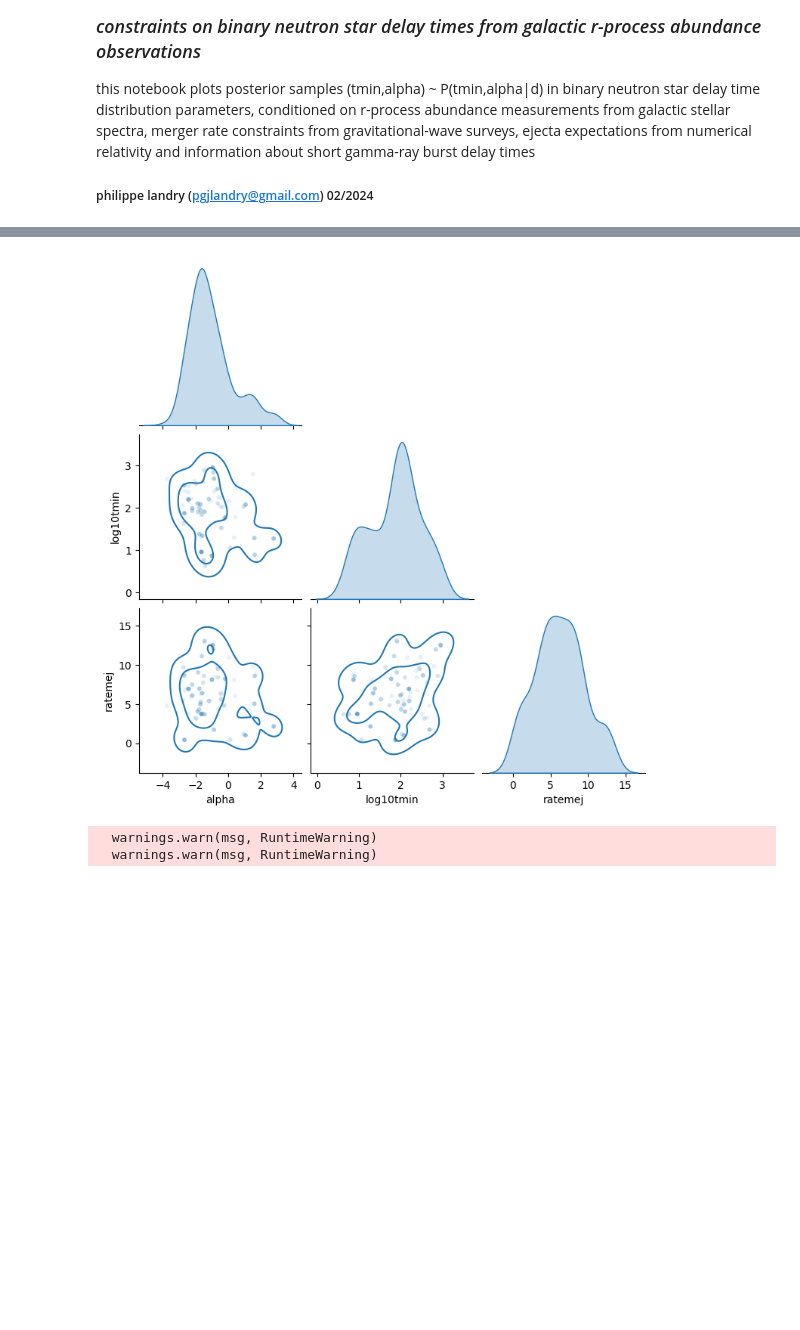
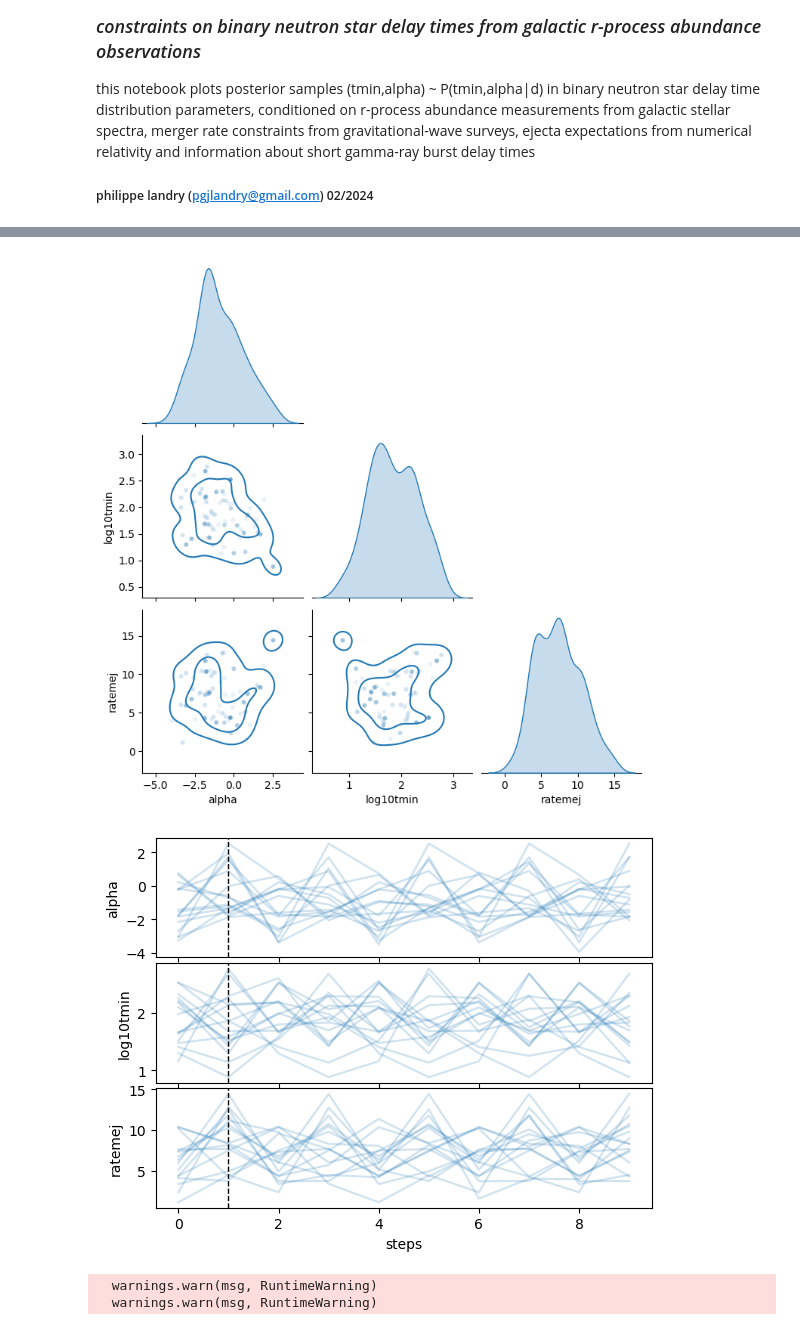
Before and after one commit to landryp/bns-dtd-rproc, a Jupyter notebook: BNS-DTD-from-rprocess.ipynb, the cells around one changed output, grey strips where cells are left out. Drawn from its saved outputs; the diff is of its cells as text; code cells hidden in the pictures; blank space fills up the shorter version.

```diff
--- a/BNS-DTD-from-rprocess.ipynb
+++ b/BNS-DTD-from-rprocess.ipynb
@@ -165,9 +173,9 @@ with multiprocessing.Pool(NWALK) as pool:
     elapsed = end - start
     print("Multiprocessing took {0:.1f} min".format(elapsed/60.))
 
-chain = sampler.get_chain()
-try: acls = sampler.get_autocorr_time(quiet=True)
-except : acls = [1.]
+chains = sampler.get_chain().reshape(NWALK,NPOST,NDIM)
+acls = sampler.get_autocorr_time(quiet=True)
+if np.any(np.isnan(acls)): acls = [1.]
 flat_samples = sampler.get_chain(flat=True)[NBURN::int(max(acls))]
 log_prob = sampler.get_log_prob()[NBURN::int(max(acls))]
 # %% [output]
@@ -203,12 +212,27 @@ Multiprocessing took 13.9 min
 # %%
-# plot mcmc samples
+# plot mcmc samples and traces
 
-df = pd.DataFrame(flat_samples,columns=('alpha','log10tmin','ratemej'))
+df = pd.DataFrame(flat_samples,columns=samples.columns)
 g = sns.pairplot(df,corner=True,diag_kind='kde',plot_kws={'size': 2, 'alpha': 0.1})
 g.map_offdiag(sns.kdeplot,levels=[0.1,0.5])
 plt.show()
+
+fig = plt.figure()
+gs = gridspec.GridSpec(NDIM, 1)
+axs = [plt.subplot(gs[i]) for i in range(NDIM)]
+plt.subplots_adjust(hspace=0.05)
+
+for i,ax in enumerate(axs):
+    for chain in chains: ax.plot(chain[:,i], c=sns.color_palette()[0], alpha=0.2)
+    ax.set_ylabel(samples.columns[i])
+    ax.axvline(NBURN,lw=1,ls='--',c='k')
+    if i < len(axs)-1: ax.tick_params(labelbottom=False)
+
+axs[-1].set_xlabel('steps')
+plt.show()
 # %% [output]
-[figure, old version]
+[figure, new version]
+[figure, added]
 # %%
 # compute predicted galactic r-process enrichment histories
 
```
Also changed, not shown: parts of 7 cells of this notebook, 1 other file.
